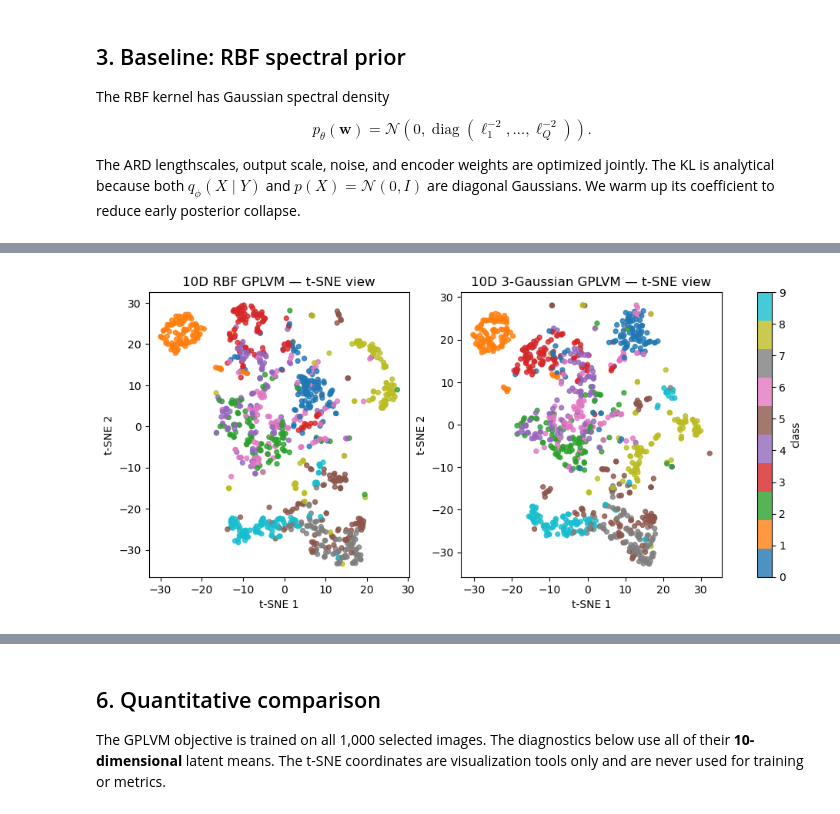
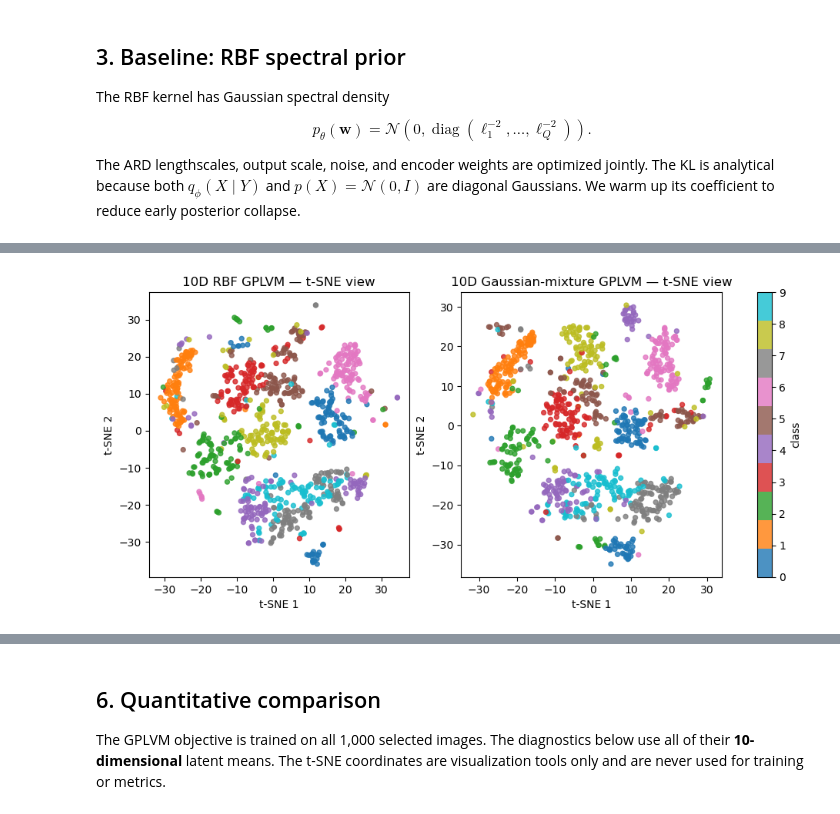
Before and after one commit to OLMOS-PM/GPPS_2026, a Jupyter notebook: gp_gplvm_mnist_demo.ipynb, the cells around one changed output, grey strips where cells are left out. Saved outputs shown, nothing was run; the diff lists cells and outputs as text; code cells hidden in the pictures.

```diff
--- a/gp_gplvm_mnist_demo.ipynb
+++ b/gp_gplvm_mnist_demo.ipynb
@@ -128,15 +128,17 @@ print("device:", device)
 device: cuda
 # %%
 # Shared configuration for every GPLVM variant in this notebook.
-DATASET_NAME = "FMNIST"  # Choose "MNIST" or "FMNIST" (Fashion-MNIST).
+DATASET_NAME = "MNIST"  # Choose "MNIST" or "FMNIST" (Fashion-MNIST).
 LATENT_DIM = 10
 NUM_FOURIER_SAMPLES = 400
-NUM_EPOCHS = 2000
-PRINT_EVERY = 100
-TSNE_NUM_POINTS = 2000
+NUM_GAUSSIAN_COMPONENTS = 8
+NUM_EPOCHS = 5000
+PRINT_EVERY = 200
+TSNE_NUM_POINTS = 4000
 
 print(
     f"configuration: dataset={DATASET_NAME}, Q={LATENT_DIM}, L={NUM_FOURIER_SAMPLES}, "
+    f"Gaussian components={NUM_GAUSSIAN_COMPONENTS}, "
     f"epochs={NUM_EPOCHS}, print_every={PRINT_EVERY}, "
     f"t-SNE points={TSNE_NUM_POINTS}"
 )
@@ -339,7 +341,9 @@ likelihood parameters; only its spectral family is replaced before fine-tuning.
 mixture_model = AmortizedRFFGPLVM(
     observed_dim=images.shape[1], latent_dim=LATENT_DIM,
     num_frequencies=NUM_FOURIER_SAMPLES,
-    spectral_prior=ThreeGaussianSpectralPrior(latent_dim=LATENT_DIM),
+    spectral_prior=GaussianMixtureSpectralPrior(
+        latent_dim=LATENT_DIM, num_components=NUM_GAUSSIAN_COMPONENTS,
+    ),
 ).to(device)
 mixture_model.encoder.load_state_dict(copy.deepcopy(rbf_model.encoder.state_dict()))
 with torch.no_grad():
@@ -375,10 +379,10 @@ scales:
 # %%
 z_mix = latent_means(mixture_model, images)
 z_mix_tsne = tsne_projection(z_mix[visualization_indices], steps=500, seed=SEED)
 fig, axes = plt.subplots(1, 2, figsize=(12, 4.8))
 plot_embedding(z_rbf_tsne, labels[visualization_indices], "10D RBF GPLVM — t-SNE view", axes[0])
-plot_embedding(z_mix_tsne, labels[visualization_indices], "10D 3-Gaussian GPLVM — t-SNE view", axes[1])
+plot_embedding(z_mix_tsne, labels[visualization_indices], "10D Gaussian-mixture GPLVM — t-SNE view", axes[1])
 fig.colorbar(axes[1].collections[0], ax=axes, ticks=range(10), label="class")
 plt.show()
 # %% [output]
-[figure, old version]
+[figure, new version]
```
Also changed, not shown: parts of 18 cells of this notebook, 2 other files.
